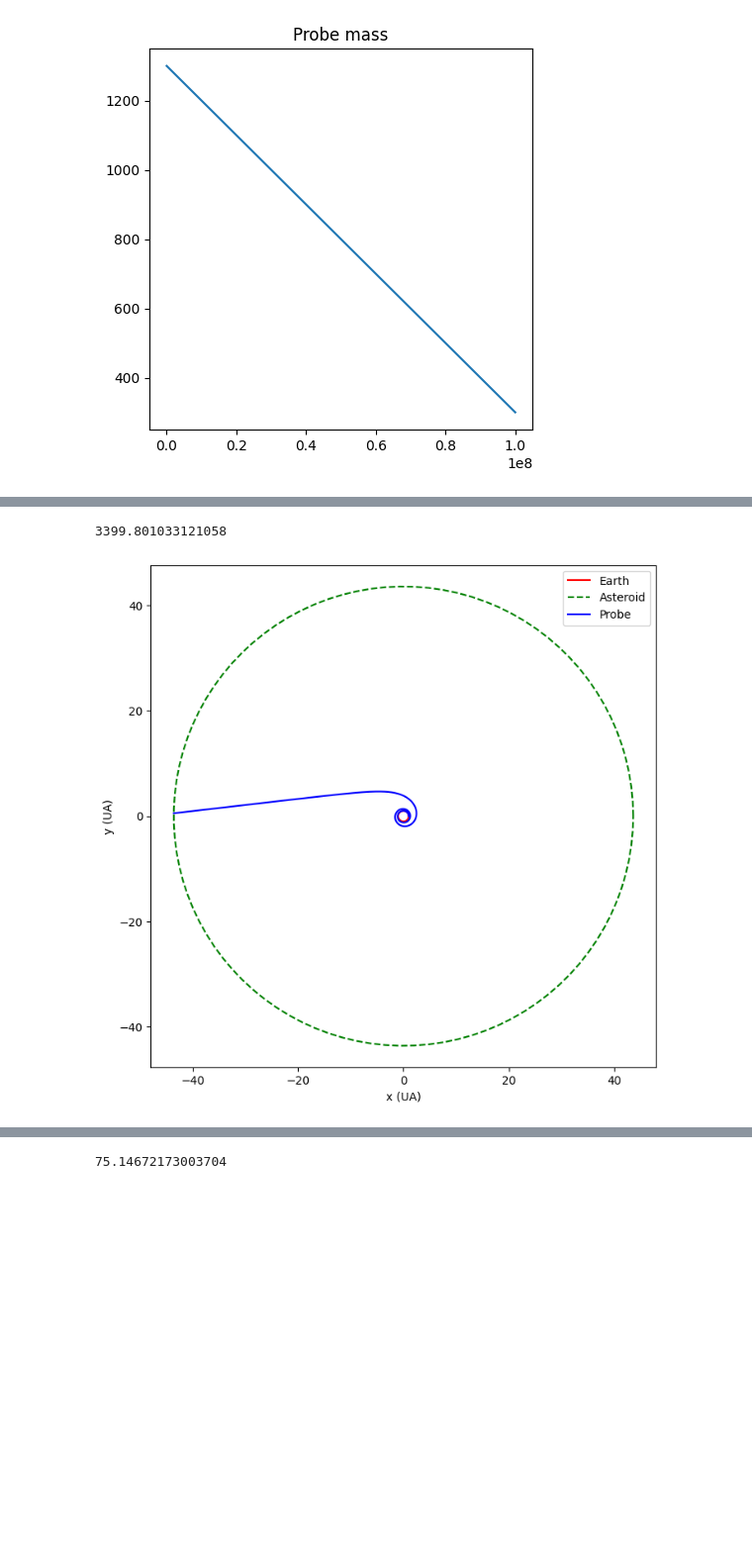
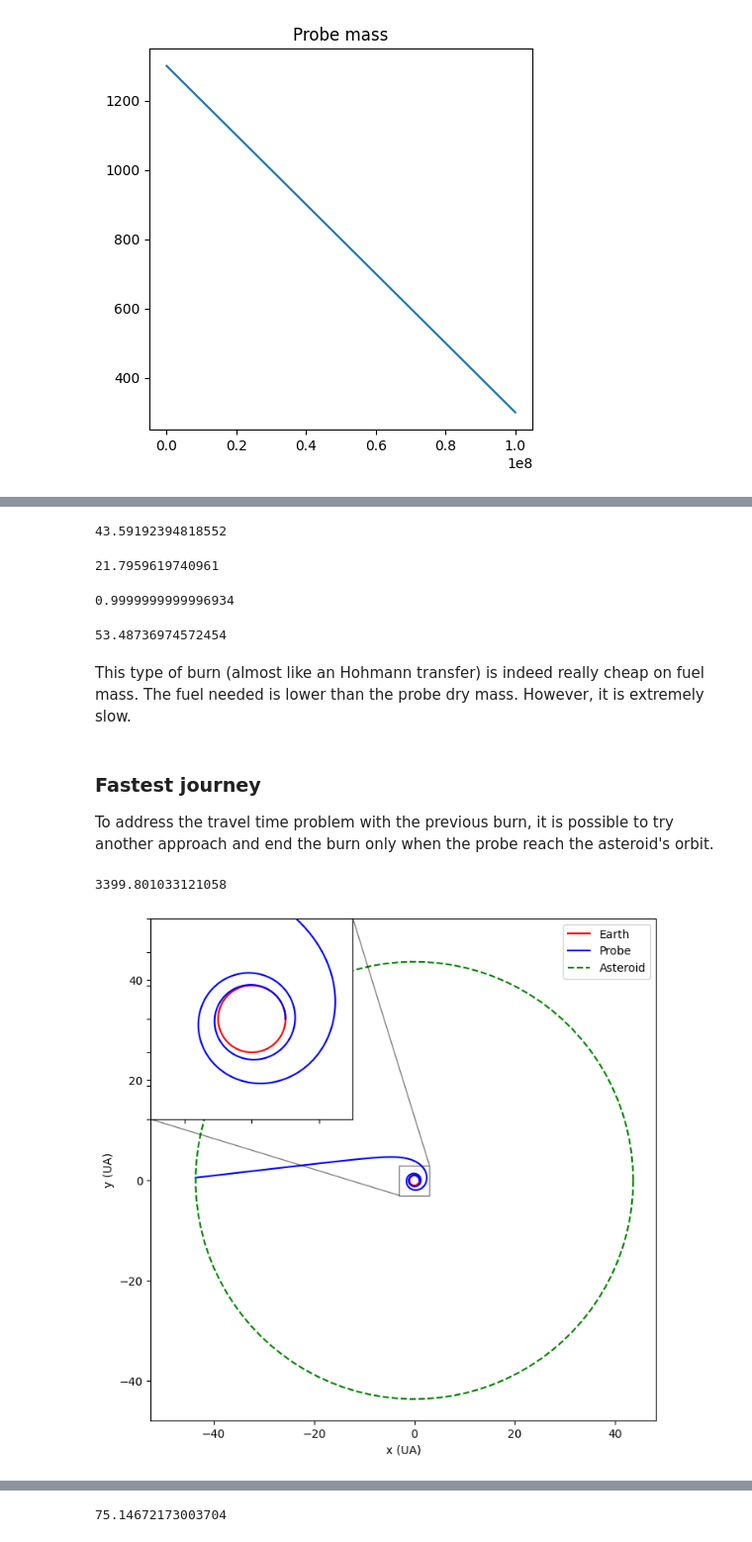
Before and after one commit to Captainfl4me/space-dynamics-workbook, a Jupyter notebook: WE13.ipynb, the cells around one changed output, grey strips where cells are left out. Shown at 99% size. Saved outputs shown, nothing was run; the diff lists cells and outputs as text; code cells hidden in the pictures; blank space fills up the shorter version.

```diff
--- a/WE13.ipynb
+++ b/WE13.ipynb
@@ -91 +176,27 @@ As the starting amount of fuel will determine the final orbit the probe will rea
+# %%
+dist_to_sun = np.linalg.norm(posvel_after[:, 0:2], axis=1)
+r_aphelion = np.max(dist_to_sun)
+meters_to_UA(r_aphelion) # Aphelion distance in UA
+# %% [output]
+43.59192394818552
+# %%
+a = (1.0 + r_aphelion) / 2
+meters_to_UA(a) # semi-major axis of the probe's orbit in UA
+# %% [output]
+21.7959619740961
+# %%
+e = (r_aphelion - 1.0) / (r_aphelion + 1.0)
+e # eccentricity of the probe's orbit
+# %% [output]
+0.9999999999996934
+# %%
+(t_after[-1] + t[-1]) / (365*24*3600) # Total time to reach the asteroid in years
+# %% [output]
+53.48736974572454
+# %% [markdown]
+This type of burn (almost like an Hohmann transfer) is indeed really cheap on fuel mass. The fuel needed is lower than the probe dry mass. However, it is extremely slow.
+# %% [markdown]
+### Fastest journey
+
+To address the travel time problem with the previous burn, it is possible to try another approach and end the burn only when the probe reach the asteroid's orbit.
 # %%
@@ -114,26 +223,37 @@ fuel_mass # Fuel mass of the probe to reach the asteroid in kg
 # %% [output]
 3399.801033121058
 # %%
-plt.figure(figsize=(8, 8))  # create figure, figsize can be changed as preferred
+fig = plt.figure(figsize=(8, 8))  # create figure, figsize can be changed as preferred
+ax = fig.add_subplot(111)
 
 # Plotting Earth's orbit
 uang = np.linspace(0, 2 * np.pi, 100)
 x = np.cos(uang)
 y = np.sin(uang)
-plt.plot(x, y, color='red', label='Earth')
+ax.plot(x, y, color='red', label='Earth')
+
+ax.plot(meters_to_UA(posvel[:, 0]), meters_to_UA(posvel[:, 1]), color='blue', label="Probe") # plot the probe's orbit
+
+# inset axes....
+box_size = 3
+x1, x2, y1, y2 = -box_size, box_size, -box_size, box_size  # subregion of the original image
+axins = ax.inset_axes(
+    [0, 0.6, 0.4, 0.4],
+    xlim=(x1, x2), ylim=(y1, y2), xticklabels=[], yticklabels=[])
+axins.plot(x, y, color='red', label='Earth')
+axins.plot(meters_to_UA(posvel[:, 0]), meters_to_UA(posvel[:, 1]), color='blue', label="Probe") # plot the probe's orbit
+
 # Plotting Asteroid's orbit
 uang = np.linspace(0, 2 * np.pi, 100)
 x = 43.6 * np.cos(uang)
 y = 43.6 * np.sin(uang)
-plt.plot(x, y, color='green', linestyle="--", label='Asteroid')
+ax.plot(x, y, color='green', linestyle="--", label='Asteroid')
 
-# Plot probe burn trajectory
-plt.plot(meters_to_UA(posvel[:, 0]), meters_to_UA(posvel[:, 1]), color='blue', label="Probe") # plot the probe's orbit
-
-plt.xlabel('x (UA)')
-plt.ylabel('y (UA)')
-plt.axis('equal')
-plt.legend()
+ax.indicate_inset_zoom(axins, edgecolor="black")
+ax.set_xlabel('x (UA)')
+ax.set_ylabel('y (UA)')
+ax.axis('equal')
+ax.legend(loc="upper right")
 plt.show() # make plot appear
 # %% [output]
-[figure, old version]
+[figure, new version]
```
Also changed, not shown: parts of 17 cells of this notebook.
